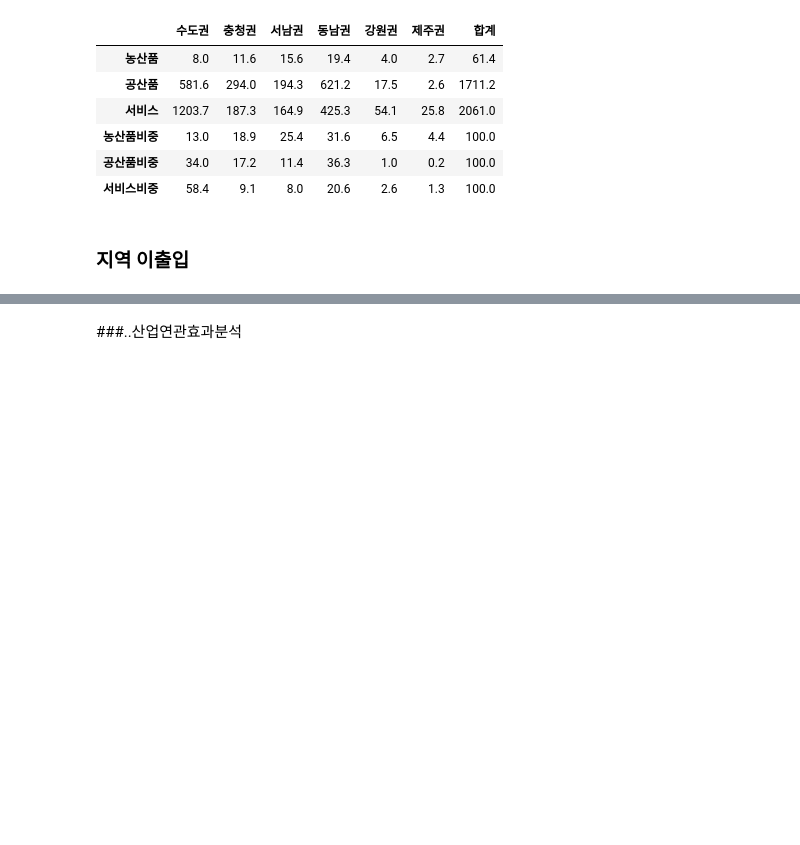
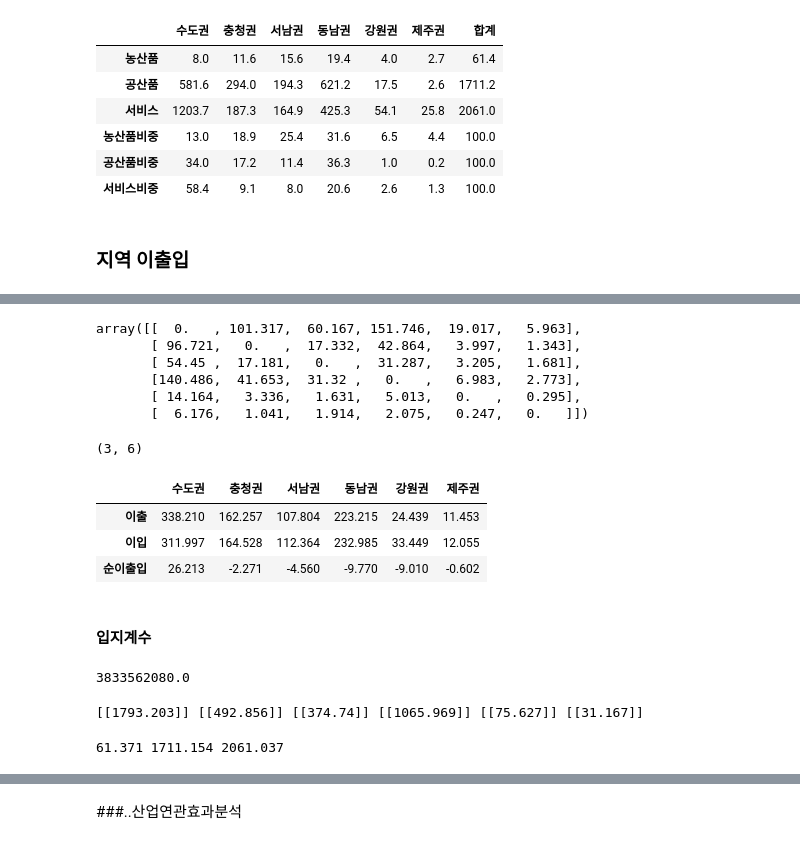
Before and after one commit to Tom-Jung/legendary-funicular, a Jupyter notebook: Ch7. 지역산업연관분석.ipynb, the cells around one changed output, grey strips where cells are left out. Cells and saved outputs as stored; diff of their text form; code cells hidden in the pictures; blank space fills up the shorter version.

```diff
--- a/Ch7. 지역산업연관분석.ipynb
+++ b/Ch7. 지역산업연관분석.ipynb
@@ -521,0 +616,36 @@ CT_IND.to_csv('산출액_산업별_지역별_비중.csv', encoding='utf_8-sig')
+# %%
+tot_tra = (tra_int+tra_fd).astype(float)  #지역별 산업별 이출입 매트릭스 18x18
+# %%
+cd_for_tr = np.array([[1,1,1,0,0,0,0,0,0,0,0,0,0,0,0,0,0,0],  # 행렬 곱을 이용한 부문 통합을 위해 0과 1로 구성된 임시의 6x6 매트릭스
+       [0,0,0,1,1,1,0,0,0,0,0,0,0,0,0,0,0,0],
+       [0,0,0,0,0,0,1,1,1,0,0,0,0,0,0,0,0,0],
+       [0,0,0,0,0,0,0,0,0,1,1,1,0,0,0,0,0,0],
+       [0,0,0,0,0,0,0,0,0,0,0,0,1,1,1,0,0,0],
+       [0,0,0,0,0,0,0,0,0,0,0,0,0,0,0,1,1,1]])
+# %%
+fnl_tra = (cd_for_tr@tot_tra)@cd_for_tr.T # 지역별 이출입 매트릭스
+fnl_tra
+# %% [output]
+array([[  0.   , 101.317,  60.167, 151.746,  19.017,   5.963],
+       [ 96.721,   0.   ,  17.332,  42.864,   3.997,   1.343],
+       [ 54.45 ,  17.181,   0.   ,  31.287,   3.205,   1.681],
+       [140.486,  41.653,  31.32 ,   0.   ,   6.983,   2.773],
+       [ 14.164,   3.336,   1.631,   5.013,   0.   ,   0.295],
+       [  6.176,   1.041,   1.914,   2.075,   0.247,   0.   ]])
+# %%
+tot_tra_ex = fnl_tra.sum(axis=1).astype(float)  #이출
+tot_tra_im = fnl_tra.sum(axis=0).astype(float)  #이입
+tot_tra_net = tot_tra_ex - tot_tra_im #순이출입
+tot_tra_all = np.concatenate((tot_tra_ex, tot_tra_im, tot_tra_net), axis=0).reshape([3,6])
+tot_tra_all.shape
+# %% [output]
+(3, 6)
+# %%
+tra_df = pd.DataFrame(tot_tra_all, columns = ['수도권', '충청권', '서남권', '동남권', '강원권','제주권'],
+                                     index=['이출', '이입', '순이출입'])
+tra_df
+# %% [output]
+|  | 수도권 | 충청권 | 서남권 | 동남권 | 강원권 | 제주권 |
+| 이출 | 338.210 | 162.257 | 107.804 | 223.215 | 24.439 | 11.453 |
+| 이입 | 311.997 | 164.528 | 112.364 | 232.985 | 33.449 | 12.055 |
+| 순이출입 | 26.213 | -2.271 | -4.560 | -9.770 | -9.010 | -0.602 |
@@ -521,0 +654,25 @@ CT_IND.to_csv('산출액_산업별_지역별_비중.csv', encoding='utf_8-sig')
+# %% [markdown]
+#### 입지계수
+# %%
+X = Mt[-1,:18].reshape([1,18])
+X_all_ind_all_reg = ct.sum() # 우리나라 총산출
+X_all_ind_all_reg
+# %% [output]
+3833562080.0
+# %%
+X_sudo =X[-1,:3].sum().reshape([1,1]) # 수도권 산출액 합
+X_chung =X[-1,3:6].sum().reshape([1,1]) # 충청권 산출액 합
+X_seo =X[-1,6:9].sum().reshape([1,1]) # 서남권 산출액 합
+X_dong =X[-1,9:12].sum().reshape([1,1]) # 동남권 산출액 합
+X_gang =X[-1,12:15].sum().reshape([1,1]) # 강원권 산출액 합
+X_jeju =X[-1,15:18].sum().reshape([1,1]) # 제주권 산출액 합
+print(X_sudo,X_chung,X_seo,X_dong,X_gang,X_jeju)
+# %% [output]
+[[1793.203]] [[492.856]] [[374.74]] [[1065.969]] [[75.627]] [[31.167]]
+# %%
+X_agr=X[-1,0]+X[-1,3]+X[-1,6]+X[-1,9]+X[-1,12]+X[-1,15] # 전국 농산품 산출액
+X_manu=X[-1,1]+X[-1,4]+X[-1,7]+X[-1,10]+X[-1,13]+X[-1,16] # 전국 공산품 산출액
+X_serv=X[-1,2]+X[-1,5]+X[-1,8]+X[-1,11]+X[-1,14]+X[-1,17] # 전국 서비스 산출액
+print(X_agr,X_manu, X_serv)
+# %% [output]
+61.371 1711.154 2061.037
```
Also changed, not shown: parts of 16 cells of this notebook.
